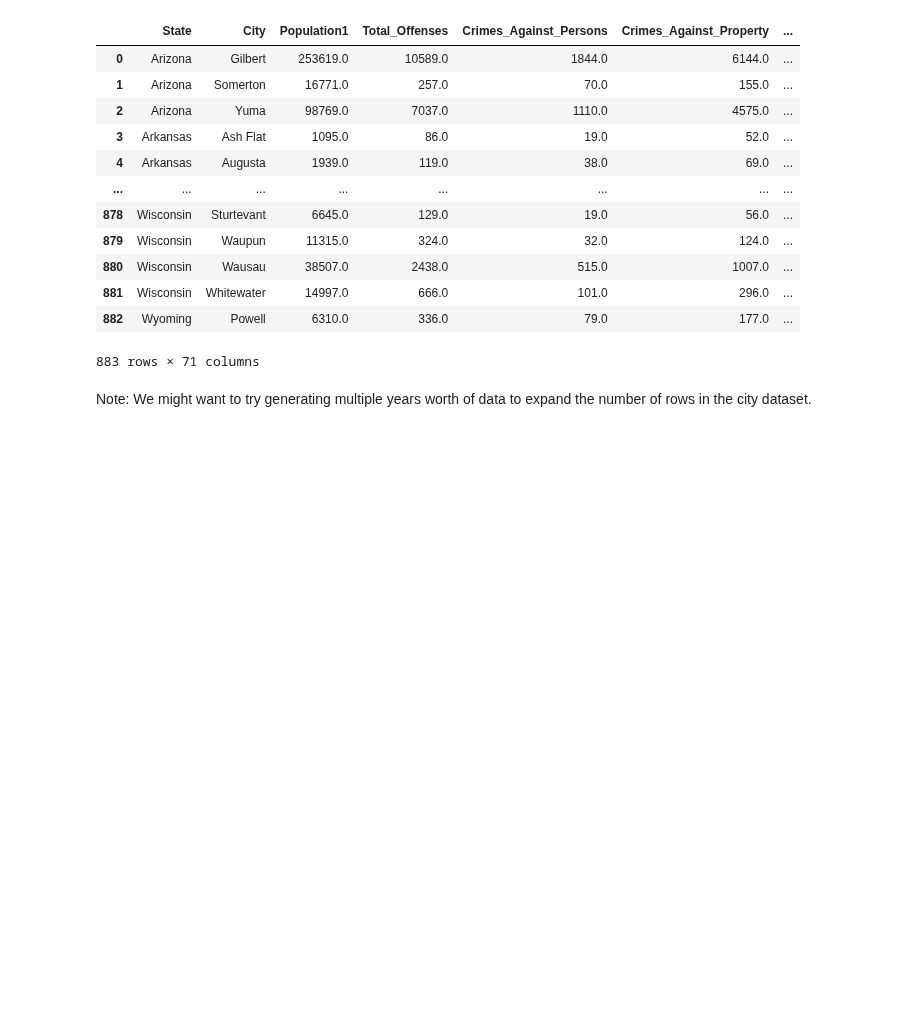
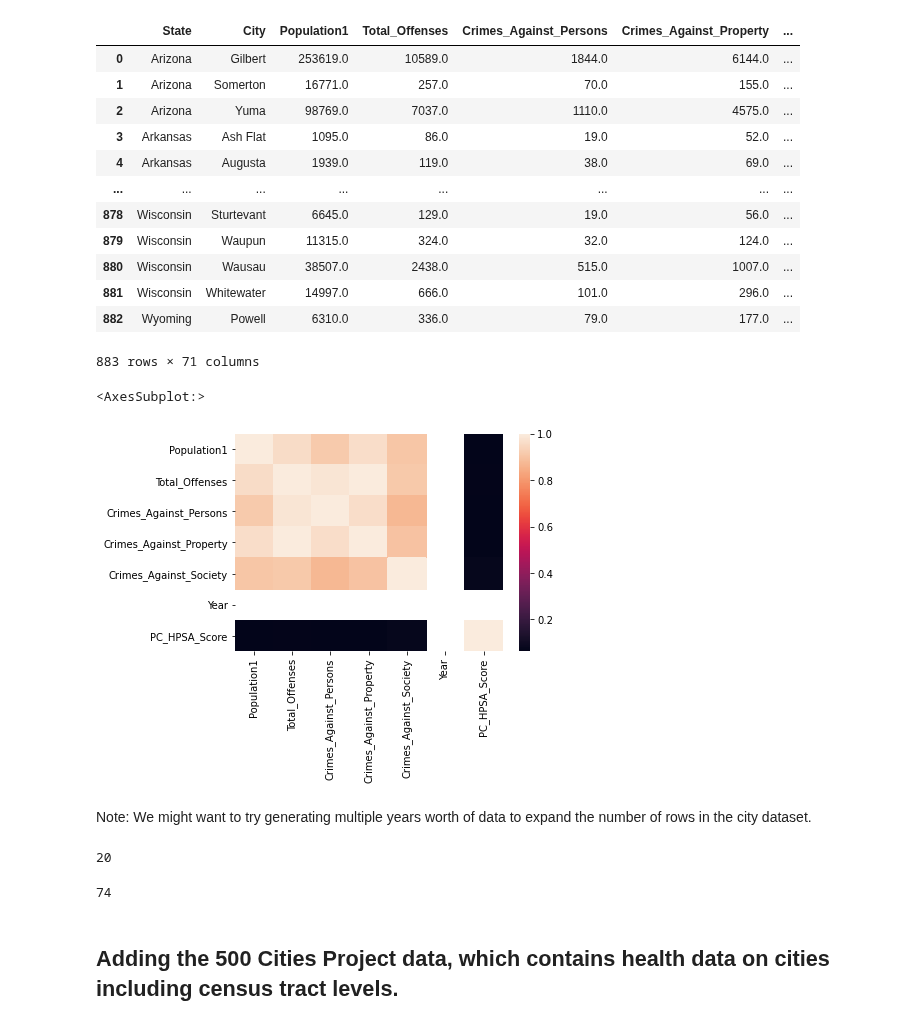
Before and after one commit to harte3/JAG-Hackathon-Team2, a Jupyter notebook: Combined_datasets.ipynb, the cells around one changed output. Saved outputs shown, nothing was run; the diff lists cells and outputs as text; code cells hidden in the pictures; blank space fills up the shorter version.

```diff
--- a/Combined_datasets.ipynb
+++ b/Combined_datasets.ipynb
@@ -334,5 +476,26 @@ combined_df_cities
 | 881 | Wisconsin | Whitewater | 14997.0 | 666.0 | 101.0 | 296.0 | ... |
 | 882 | Wyoming | Powell | 6310.0 | 336.0 | 79.0 | 177.0 | ... |
 883 rows × 71 columns
+# %%
+# Select only numeric columns
+numeric_columns = combined_df_cities.select_dtypes(include=[np.number])
+
+# Calculate correlation matrix for numeric columns
+correlation_matrix = numeric_columns.corr()
+
+# Display the correlation matrix (optional)
+
+sns.heatmap(correlation_matrix)
+# %% [output]
+<AxesSubplot:>
+[figure, added]
 # %% [markdown]
 Note: We might want to try generating multiple years worth of data to expand the number of rows in the city dataset.
+# %%
+print(len(combined_df_cities[combined_df_cities['PC_HPSA_Score']==0]))
+len(combined_df_counties[combined_df_counties['PC_HPSA_Score']==0])
+# %% [output]
+20
+74
+# %% [markdown]
+## Adding the 500 Cities Project data, which contains health data on cities including census tract levels.
```
Also changed, not shown: parts of 14 cells of this notebook, 7 other files.
